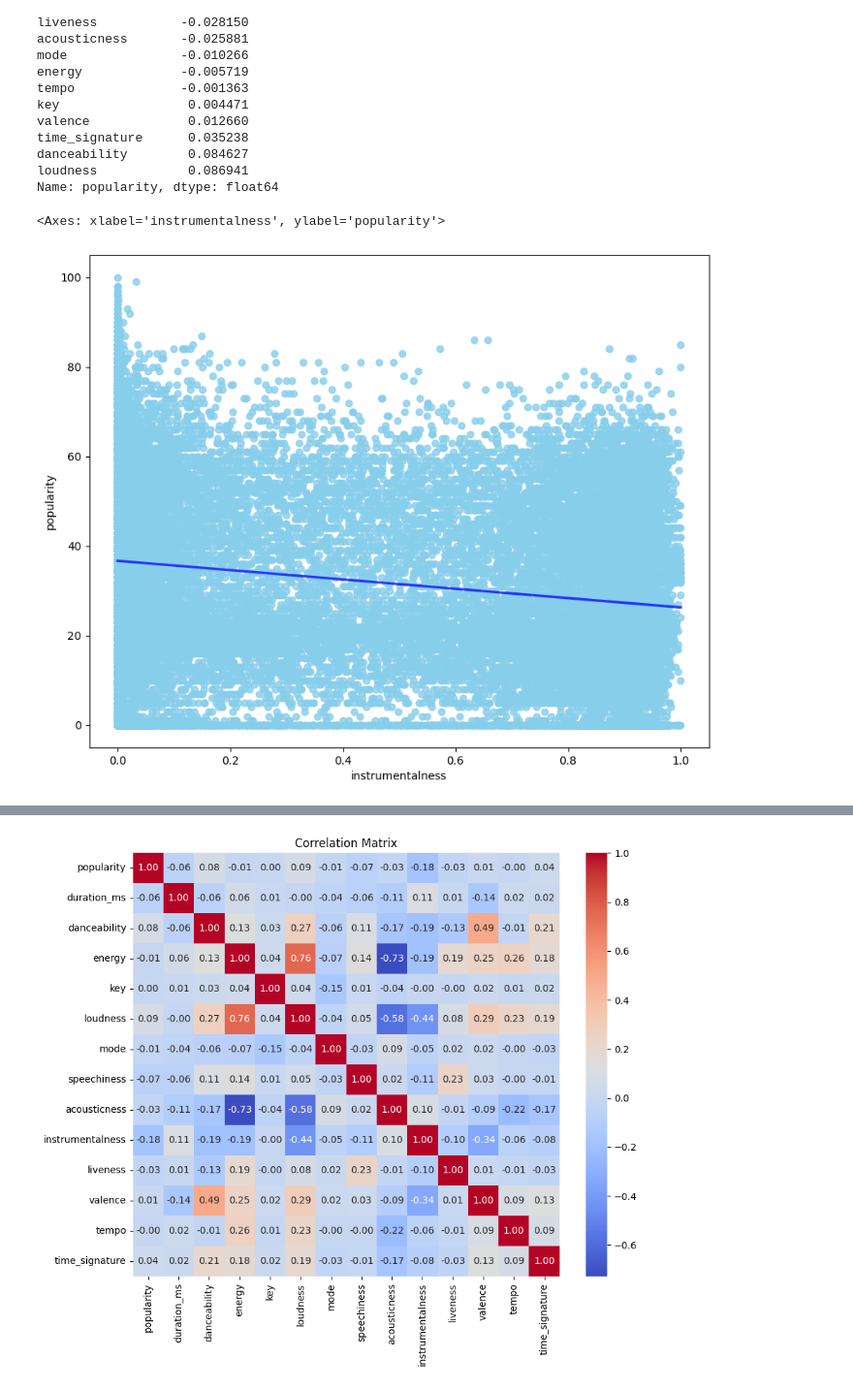
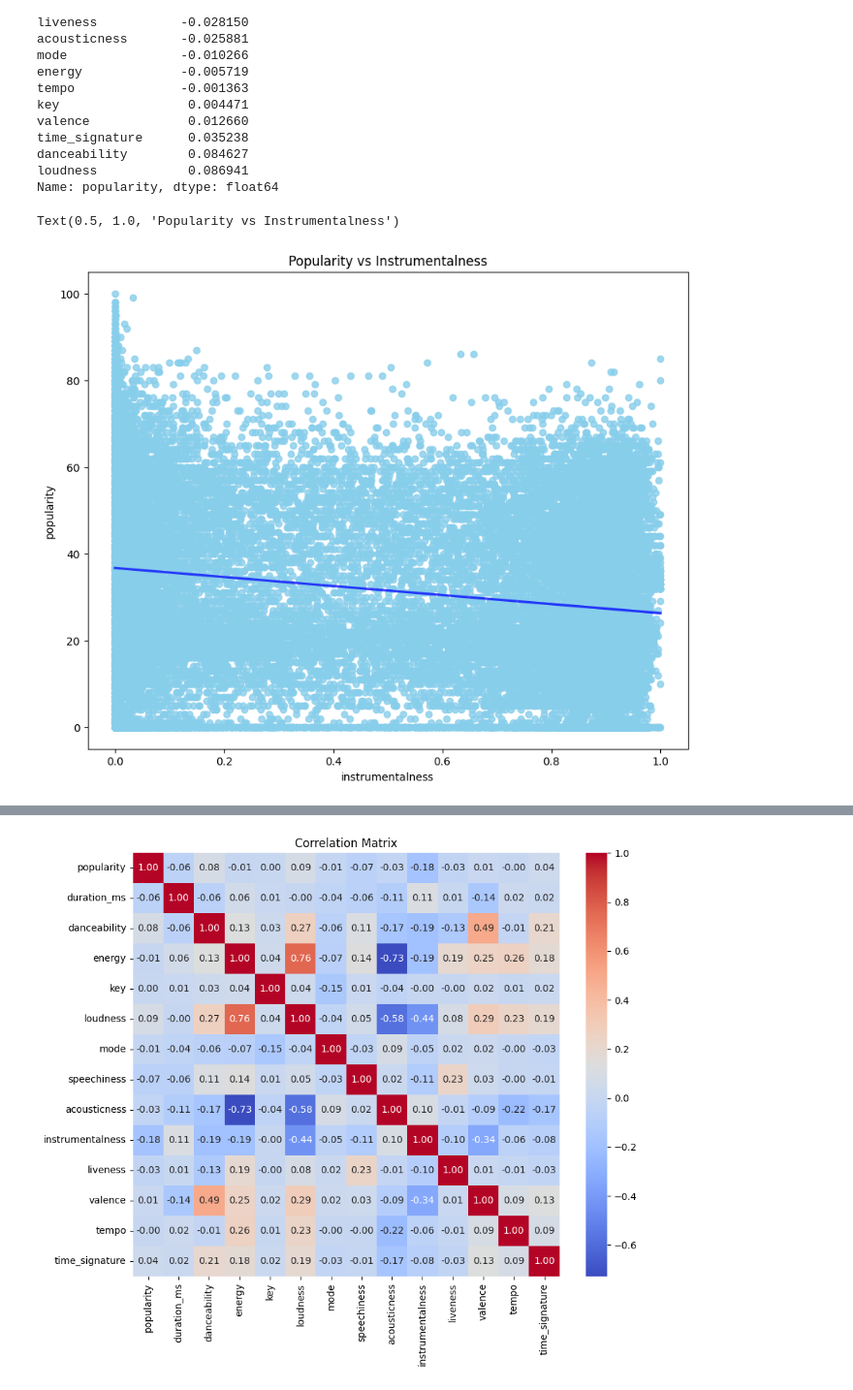
Before and after one commit to jessicayzhao/Playlist-Recommender, a Jupyter notebook: Data/DataExploration.ipynb, the cells around one changed output, grey strips where cells are left out. Shown at 97% size. Drawn from its saved outputs; the diff is of its cells as text; code cells hidden in the pictures.

Commit message:
added graph titles

```diff
--- a/Data/DataExploration.ipynb
+++ b/Data/DataExploration.ipynb
@@ -77,12 +77,13 @@ Name: popularity, dtype: float64
 # %%
 x = spotify['instrumentalness']
 y = spotify['popularity']
 
 plt.figure(figsize=(10,8))
 sns.regplot(x=x, y=y, color='skyblue', truncate=True, line_kws={"color": "blue", "alpha":0.7})
+plt.title(f'Popularity vs Instrumentalness')
 # %% [output]
-<Axes: xlabel='instrumentalness', ylabel='popularity'>
+Text(0.5, 1.0, 'Popularity vs Instrumentalness')
-[figure, old version]
+[figure, new version]
 # %%
 x = spotify['speechiness']
 y = spotify['popularity']
```
Also changed, not shown: parts of 3 cells of this notebook.
